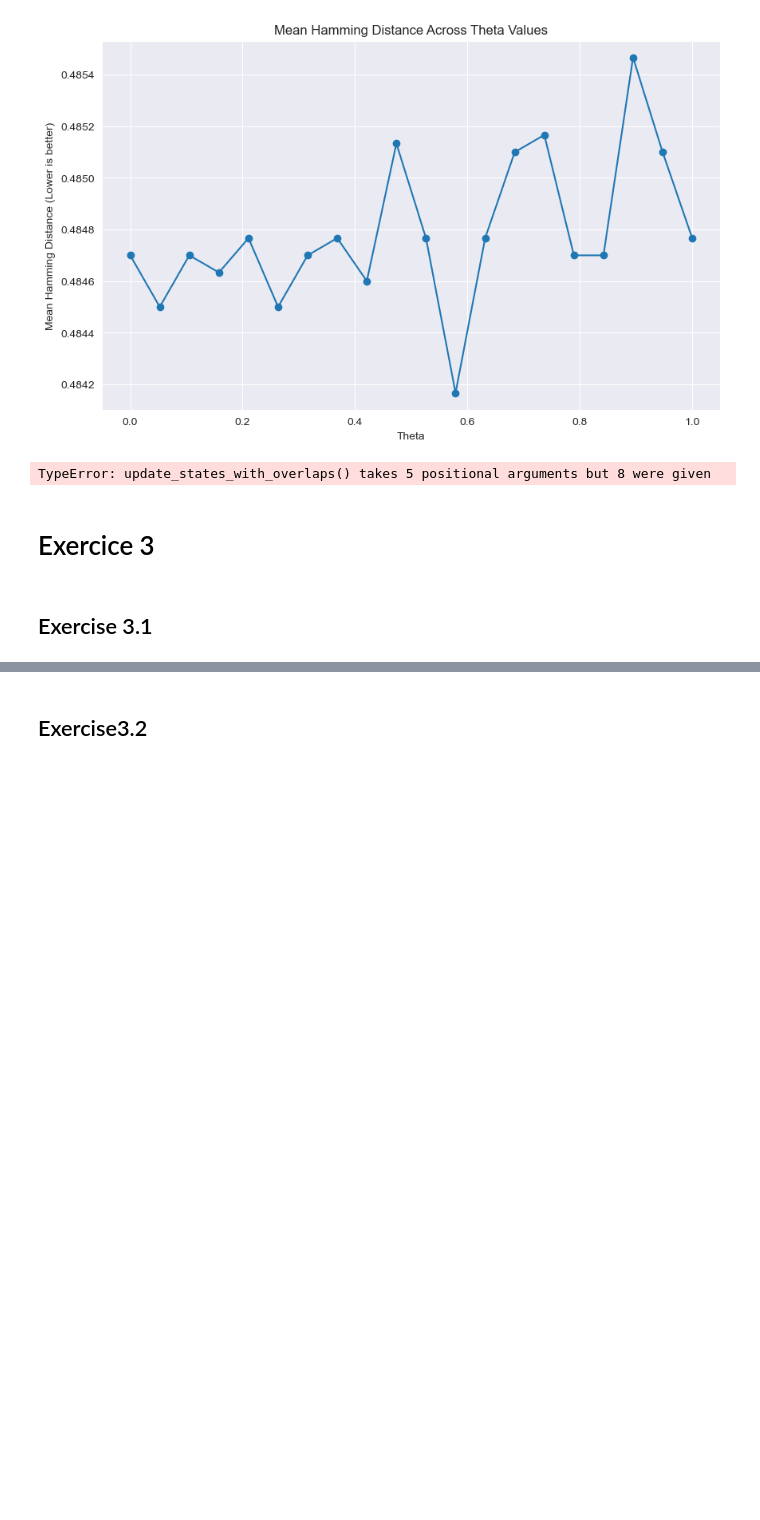
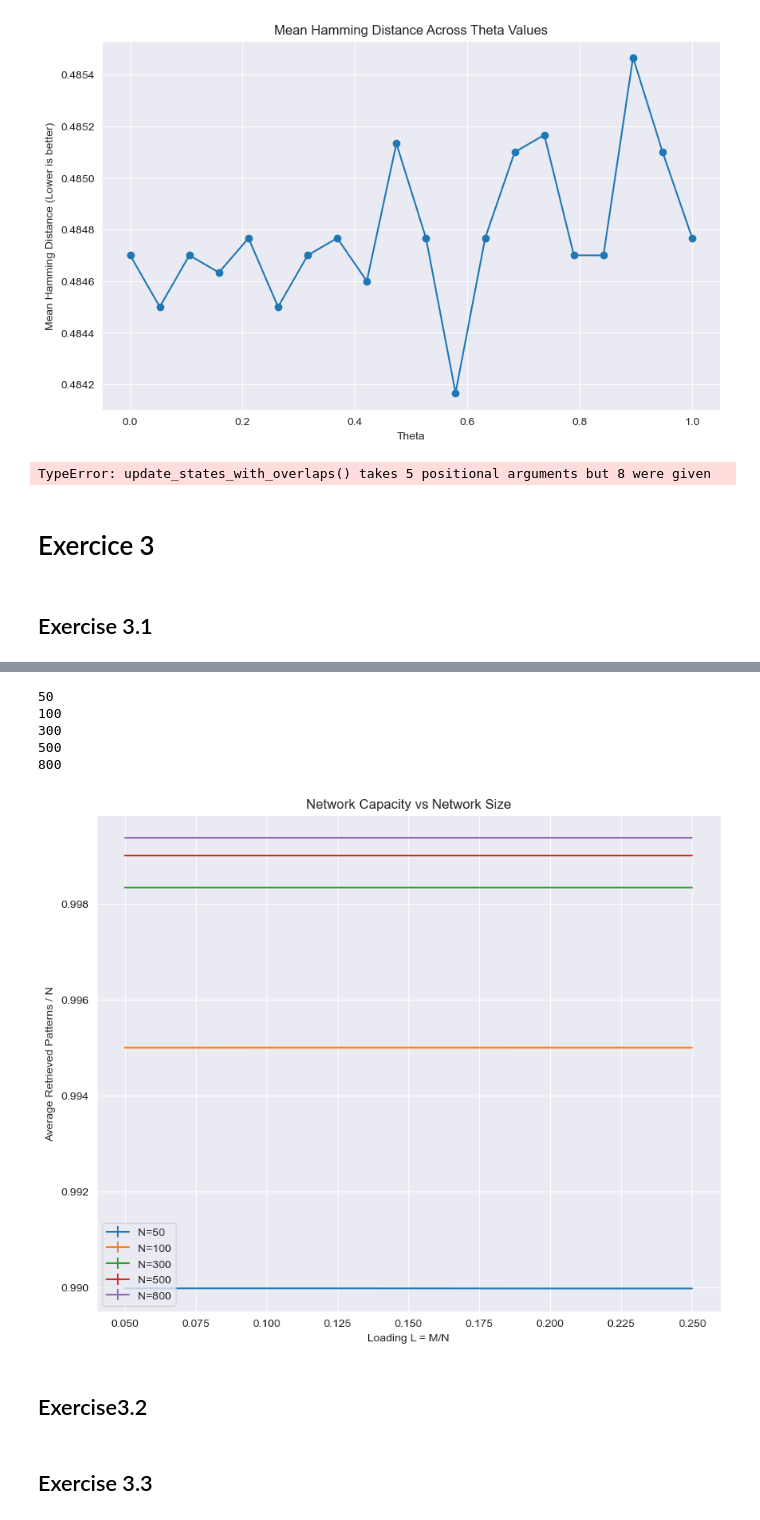
Before and after one commit to AdrienFeillard/CNNN-project, a Jupyter notebook: main.ipynb, the cells around one changed output, grey strips where cells are left out. Cells and saved outputs as stored; diff of their text form; code cells hidden in the pictures; blank space fills up the shorter version.

```diff
--- a/main.ipynb
+++ b/main.ipynb
@@ -934,3 +1143,55 @@ State after stochastic update: [-2.86450925 -0.9993293   1.        ]
+# %%
+def capacity_study_exc_inh(N_values, loading_values, N_i_values, K_values, trials=10):
+    """Study the capacity of Hopfield networks across different sizes and loadings."""
+    results = {N: [] for N in N_values}
+
+
+    a = 0.1
+    c = 2 / (a * (1-a))
+    theta = 1.
+
+    T = 10
+    beta = 4.
+
+    for i, N in enumerate(N_values):
+        N_i = N_i_values[i]
+        K = K_values[i]
+        inh_prob = (N-N_i)/N
+        print(N)
+        for L in loading_values:
+            print(L)
+            M = int(L * N)
+            retrieval_rates = [run_network_exc_inh(N, M, N_i, K, a, c, theta, inh_prob, T, beta, plot = False) for _ in range(trials)]
+            mean_retrieval_rate = np.mean(retrieval_rates)
+            std_retrieval_rate = np.std(retrieval_rates)
+            results[N].append((mean_retrieval_rate, std_retrieval_rate))
+
+    # Plotting the results
+    plt.figure(figsize=(10, 8))
+    for N in N_values:
+        means, stds = zip(*results[N])
+        plt.errorbar(loading_values, means, yerr=stds, label=f'N={N}')
+
+    plt.xlabel('Loading L = M/N')
+    plt.ylabel('Average Retrieved Patterns / N')
+    plt.title('Network Capacity vs Network Size')
+    plt.legend()
+    plt.grid(True)
+    plt.show()
+
+# Example usage
+N_values = [50, 100, 300, 500, 800]
+N_i_values = [13,27, 80, 133, 213]
+K_values = [10, 20, 60, 100, 160]
+loading_values = [0.05, 0.1, 0.15, 0.2, 0.25]
+capacity_study_exc_inh(N_values, loading_values, N_i_values, K_values)
+# %% [output]
+50
+100
+300
+500
+800
+[figure, added]
 # %% [markdown]
 ## Exercise3.2
 # %%
@@ -997,0 +1258,2 @@ def simulate_separate_inhibitory_population(N, NI, M, K, T, a, theta, beta=4, sy
+# %% [markdown]
+## Exercise 3.3
```
Also changed, not shown: parts of 19 cells of this notebook.
